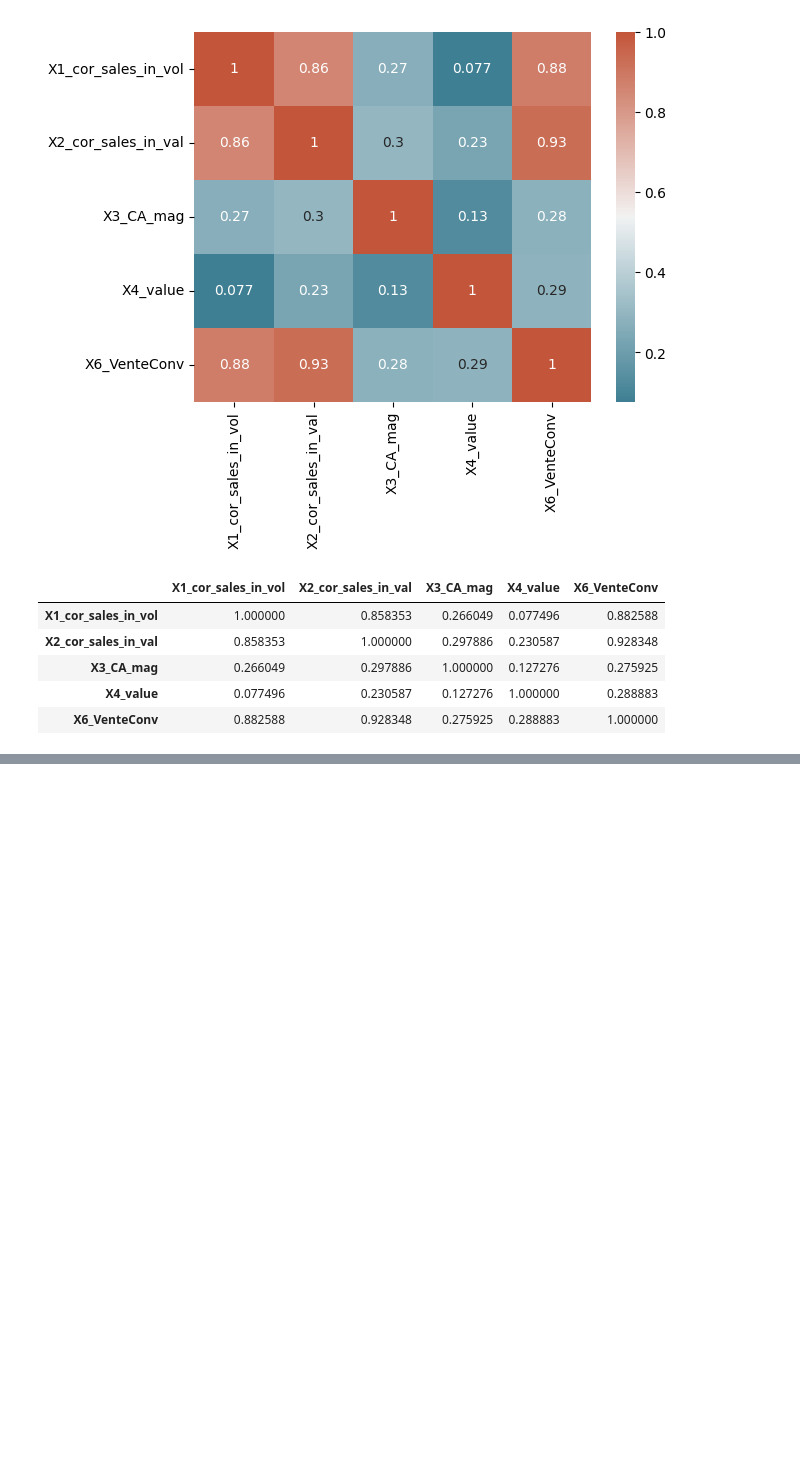
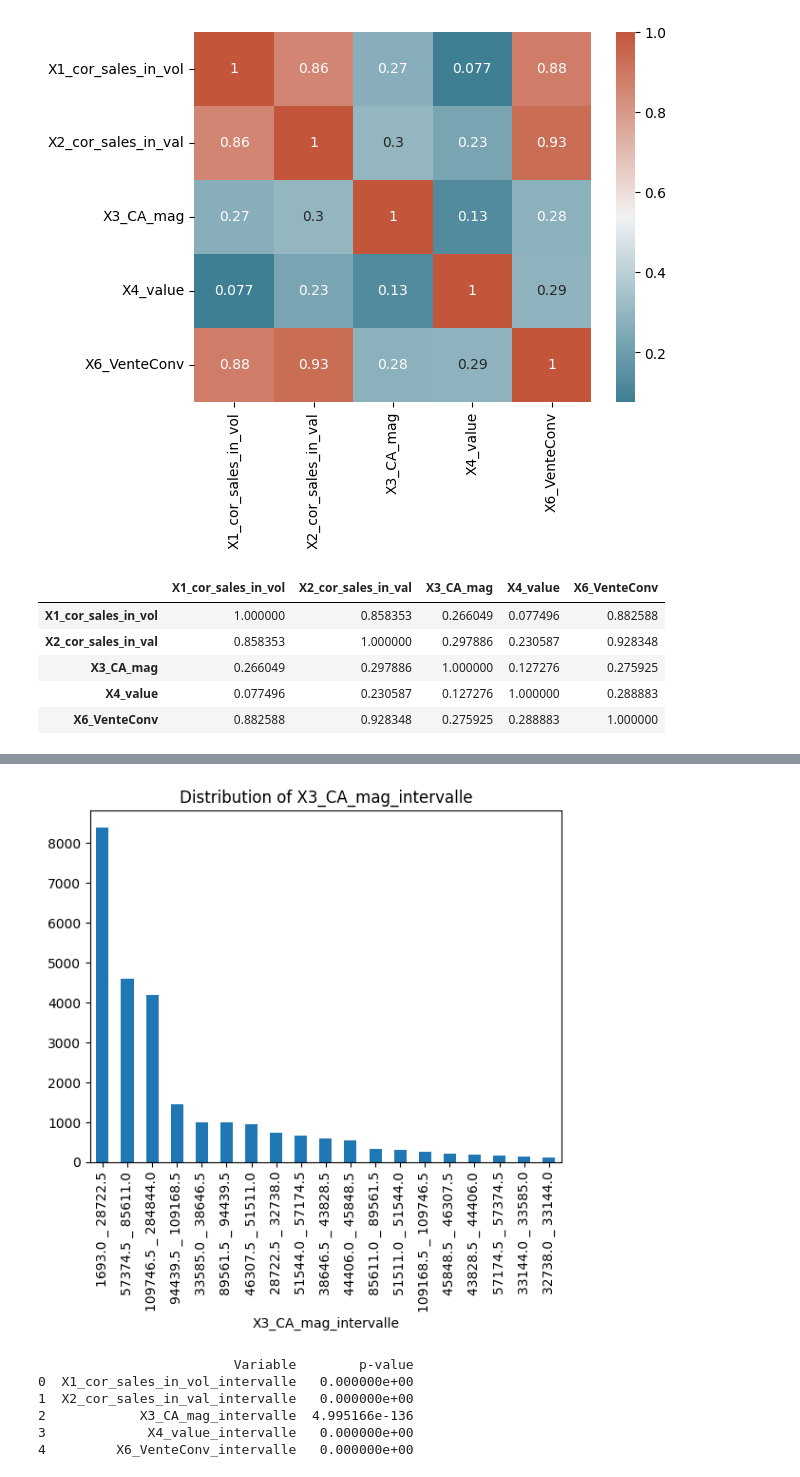
Before and after one commit to yasirech-chammakhy/Retail-Display-Strategy-Analysis, a Jupyter notebook: eda.ipynb, the cells around one changed output, grey strips where cells are left out. Cells and saved outputs as stored; diff of their text form; code cells hidden in the pictures; blank space fills up the shorter version.

```diff
--- a/eda.ipynb
+++ b/eda.ipynb
@@ -271,0 +533,39 @@ plt.show()
+# %%
+# histogram of X3_CA_mag_intervalle
+combined_df['X3_CA_mag_intervalle'].value_counts().plot(kind='bar')
+plt.title('Distribution of X3_CA_mag_intervalle')
+plt.show()
+# %% [output]
+[figure, added]
+# %%
+from scipy.stats import chi2_contingency
+
+# List of variables to test against 'y_display'
+variables = ['X1_cor_sales_in_vol_intervalle', 'X2_cor_sales_in_val_intervalle', 'X3_CA_mag_intervalle', 'X4_value_intervalle', 'X6_VenteConv_intervalle']
+
+# List to store results
+chi2_results = []
+
+# Iterate over selected variables
+for var in variables:
+    # Create contingency table
+    contingency_table = pd.crosstab(combined_df['y_display'], combined_df[var])
+
+    # Perform Chi-Square test
+    chi2, p, dof, ex = chi2_contingency(contingency_table)
+
+    # Store the result
+    chi2_results.append((var, p))
+
+# Convert results to DataFrame
+chi2_results_df = pd.DataFrame(chi2_results, columns=['Variable', 'p-value'])
+
+# Display the results
+print(chi2_results_df)
+# %% [output]
+                         Variable        p-value
+0  X1_cor_sales_in_vol_intervalle   0.000000e+00
+1  X2_cor_sales_in_val_intervalle   0.000000e+00
+2            X3_CA_mag_intervalle  4.995166e-136
+3             X4_value_intervalle   0.000000e+00
+4         X6_VenteConv_intervalle   0.000000e+00
```
Also changed, not shown: parts of 41 cells of this notebook, 16 other files.
